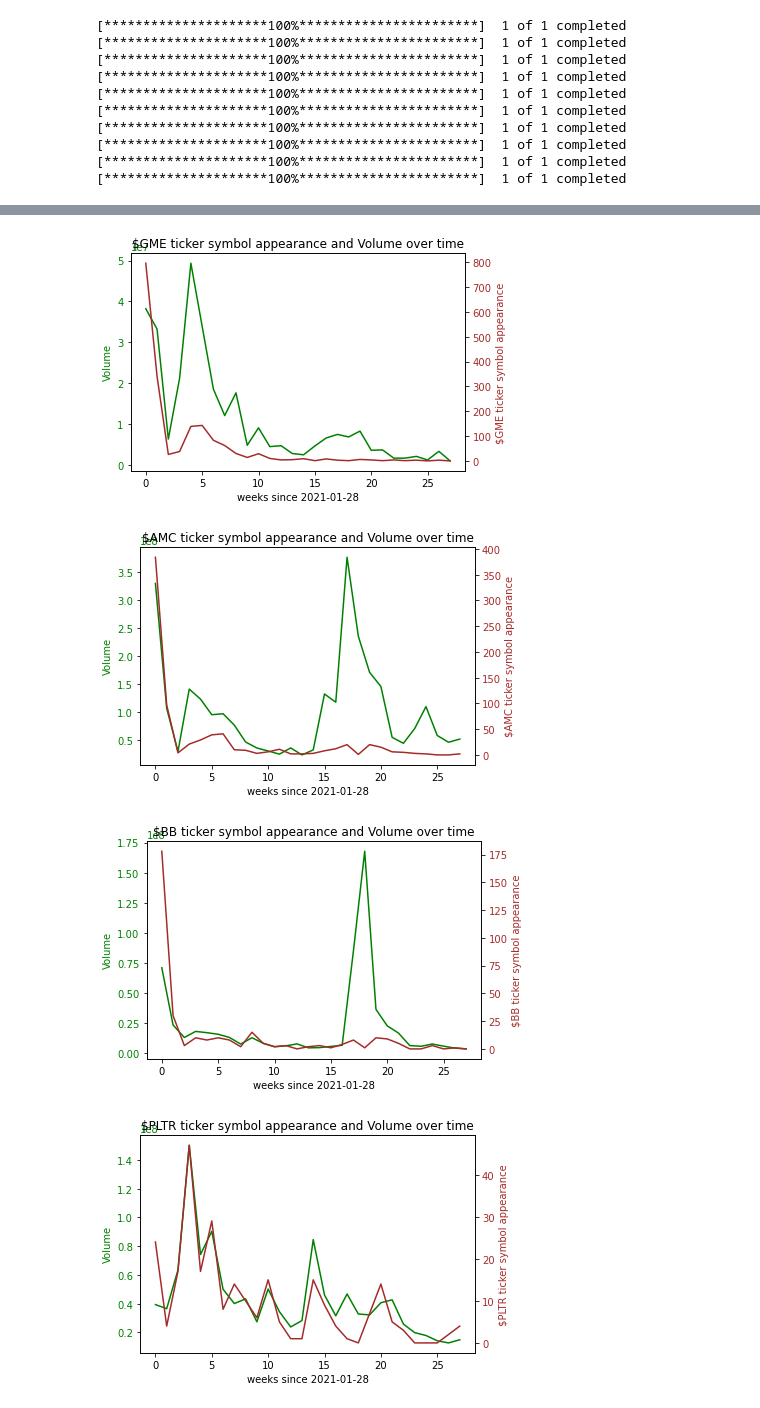
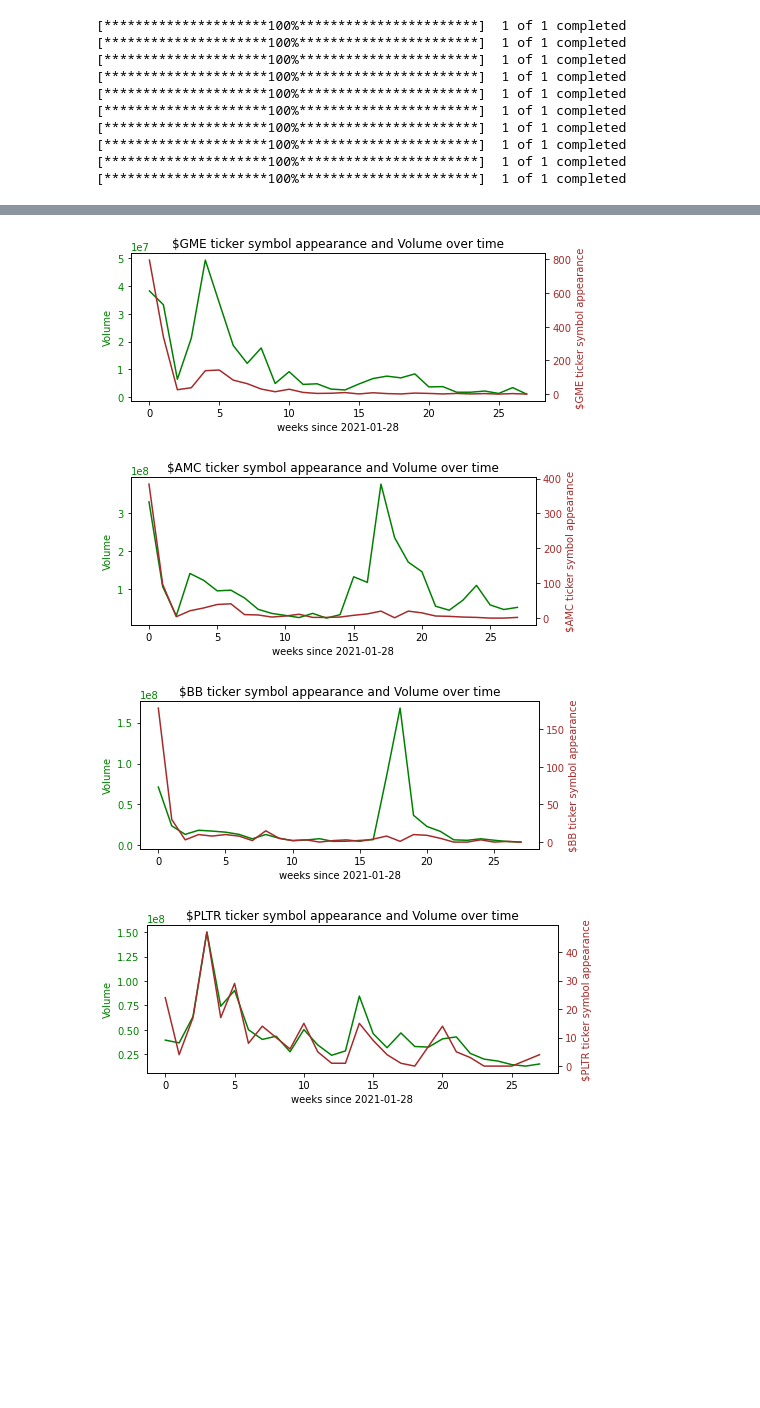
Before and after one commit to batuhanertas/crowdsourcing_project_2, a Jupyter notebook: Data_Processing.ipynb, the cells around one changed output, grey strips where cells are left out. Drawn from its saved outputs; the diff is of its cells as text; code cells hidden in the pictures; blank space fills up the shorter version.

```diff
--- a/Data_Processing.ipynb
+++ b/Data_Processing.ipynb
@@ -360,7 +360,9 @@ for ticker in col:
 # %%
 x_axis = np.arange(28)
 for ticker in col:
+    figure(figsize=(12, 4), dpi=80)
     fig, ax1 = plt.subplots()
+    fig.set_size_inches(7, 3)
 
     color = 'red'
     ax1.set_xlabel('weeks since 2021-01-28')
@@ -390,24 +395,27 @@ for ticker in col:
 # %%
 x_axis = np.arange(28)
+
 for ticker in col:
     fig, ax1 = plt.subplots()
+    fig.set_size_inches(7, 3)
 
     color = 'green'
     ax1.set_xlabel('weeks since 2021-01-28')
     ax1.set_ylabel('Volume', color=color)
     ax1.plot(x_axis, volume_data.loc[:, ticker], color=color)
     ax1.tick_params(axis='y', labelcolor=color)
 
     ax2 = ax1.twinx()  # instantiate a second axes that shares the same x-axis
 
     color = 'brown'
     ax2.set_ylabel(f'${ticker} ticker symbol appearance', color=color)  # we already handled the x-label with ax1
     ax2.plot(x_axis, count_data.loc[:, ticker], color=color)
     ax2.tick_params(axis='y', labelcolor=color)
     plt.title(f"${ticker} ticker symbol appearance and Volume over time")
+    fig.tight_layout()
     plt.show()
 # %% [output]
-[figure, old version]
+[figure, new version]
-[figure, old version]
+[figure, new version]
-[figure, old version]
+[figure, new version]
-[figure, old version]
+[figure, new version]
```
Also changed, not shown: parts of 2 cells of this notebook.
